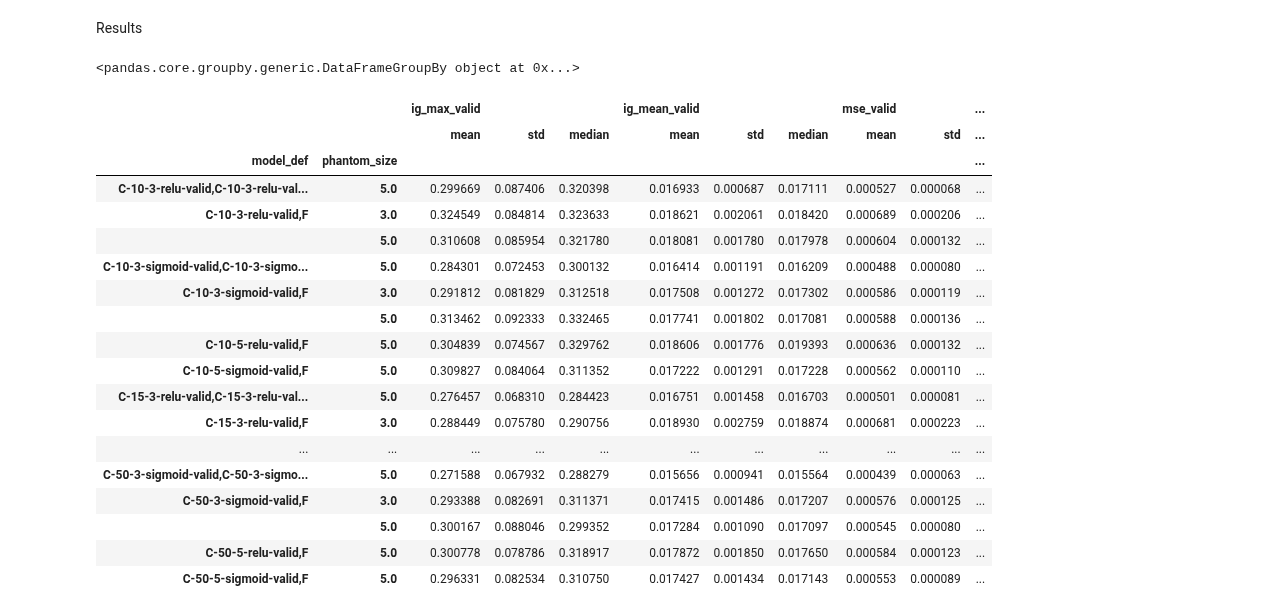
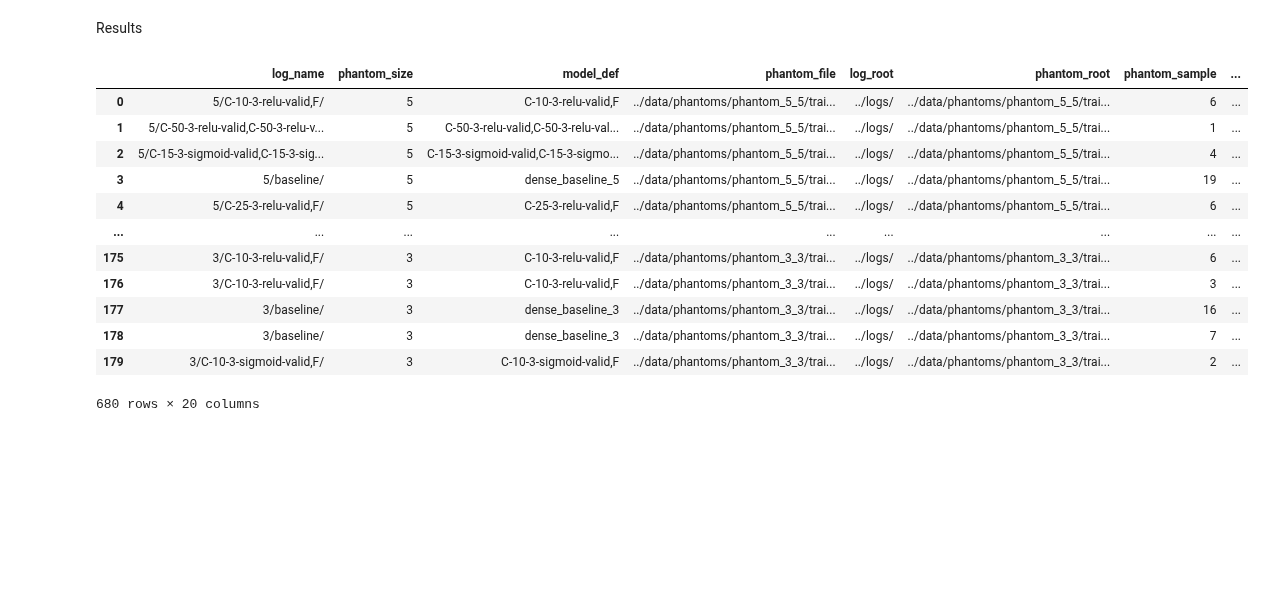
Before and after one commit to gimlidc/igre, a Jupyter notebook: notebooks/tk-cnn-experiments.ipynb, the cells around one changed output. Drawn from its saved outputs; the diff is of its cells as text; code cells hidden in the pictures; blank space fills up the shorter version.

```diff
--- a/notebooks/tk-cnn-experiments.ipynb
+++ b/notebooks/tk-cnn-experiments.ipynb
@@ -79,31 +79,23 @@ import pandas as pd
-# %%
-df = pd.read_csv('hparams_table.csv')
-df.groupby(['model_def', 'phantom_size'])
-# %% [output]
-<pandas.core.groupby.generic.DataFrameGroupBy object at 0x...>
+# %%
+df = pd.concat([pd.read_csv('conv5.csv'), pd.read_csv('conv3.csv')])
+# %% [output]
+|  | log_name | phantom_size | model_def | phantom_file | log_root | phantom_root | phantom_sample | ... |
+| 0 | 5/C-10-3-relu-valid,F/ | 5 | C-10-3-relu-valid,F | ../data/phantoms/phantom_5_5/trai... | ../logs/ | ../data/phantoms/phantom_5_5/trai... | 6 | ... |
+| 1 | 5/C-50-3-relu-valid,C-50-3-relu-v... | 5 | C-50-3-relu-valid,C-50-3-relu-val... | ../data/phantoms/phantom_5_5/trai... | ../logs/ | ../data/phantoms/phantom_5_5/trai... | 1 | ... |
+| 2 | 5/C-15-3-sigmoid-valid,C-15-3-sig... | 5 | C-15-3-sigmoid-valid,C-15-3-sigmo... | ../data/phantoms/phantom_5_5/trai... | ../logs/ | ../data/phantoms/phantom_5_5/trai... | 4 | ... |
+| 3 | 5/baseline/ | 5 | dense_baseline_5 | ../data/phantoms/phantom_5_5/trai... | ../logs/ | ../data/phantoms/phantom_5_5/trai... | 19 | ... |
+| 4 | 5/C-25-3-relu-valid,F/ | 5 | C-25-3-relu-valid,F | ../data/phantoms/phantom_5_5/trai... | ../logs/ | ../data/phantoms/phantom_5_5/trai... | 6 | ... |
+| ... | ... | ... | ... | ... | ... | ... | ... | ... |
+| 175 | 3/C-10-3-relu-valid,F/ | 3 | C-10-3-relu-valid,F | ../data/phantoms/phantom_3_3/trai... | ../logs/ | ../data/phantoms/phantom_3_3/trai... | 6 | ... |
+| 176 | 3/C-10-3-relu-valid,F/ | 3 | C-10-3-relu-valid,F | ../data/phantoms/phantom_3_3/trai... | ../logs/ | ../data/phantoms/phantom_3_3/trai... | 3 | ... |
+| 177 | 3/baseline/ | 3 | dense_baseline_3 | ../data/phantoms/phantom_3_3/trai... | ../logs/ | ../data/phantoms/phantom_3_3/trai... | 16 | ... |
+| 178 | 3/baseline/ | 3 | dense_baseline_3 | ../data/phantoms/phantom_3_3/trai... | ../logs/ | ../data/phantoms/phantom_3_3/trai... | 7 | ... |
+| 179 | 3/C-10-3-sigmoid-valid,F/ | 3 | C-10-3-sigmoid-valid,F | ../data/phantoms/phantom_3_3/trai... | ../logs/ | ../data/phantoms/phantom_3_3/trai... | 2 | ... |
+680 rows × 20 columns
 # %%
-df[['model_def', 'phantom_size', 'Information Gain valid', 'Information Gain valid.1', 'epoch_loss.1']].rename(columns={
-     'Information Gain valid': 'ig_max_valid',
-     'Information Gain valid.1': 'ig_mean_valid',
-     'epoch_loss.1': 'mse_valid'
-}).groupby(['model_def', 'phantom_size']).agg(['mean', 'std', 'median'])
+df.groupby(['model_def', 'phantom_size'])
+df = df.rename(columns={'Information Gain valid': 'ig_max_valid',
+                        'Information Gain valid.1': 'ig_mean_valid',
+                        'Information Gain train': 'ig_max_train',
+                        'Information Gain train.1': 'ig_mean_train',
+                        'epoch_loss.1': 'mse_valid'})
-# %% [output]
-|  |  | ig_max_valid |  |  | ig_mean_valid |  |  | mse_valid |  | ... |
-|  |  | mean | std | median | mean | std | median | mean | std | ... |
-| model_def | phantom_size |  |  |  |  |  |  |  |  | ... |
-| C-10-3-relu-valid,C-10-3-relu-val... | 5.0 | 0.299669 | 0.087406 | 0.320398 | 0.016933 | 0.000687 | 0.017111 | 0.000527 | 0.000068 | ... |
-| C-10-3-relu-valid,F | 3.0 | 0.324549 | 0.084814 | 0.323633 | 0.018621 | 0.002061 | 0.018420 | 0.000689 | 0.000206 | ... |
-|  | 5.0 | 0.310608 | 0.085954 | 0.321780 | 0.018081 | 0.001780 | 0.017978 | 0.000604 | 0.000132 | ... |
-| C-10-3-sigmoid-valid,C-10-3-sigmo... | 5.0 | 0.284301 | 0.072453 | 0.300132 | 0.016414 | 0.001191 | 0.016209 | 0.000488 | 0.000080 | ... |
-| C-10-3-sigmoid-valid,F | 3.0 | 0.291812 | 0.081829 | 0.312518 | 0.017508 | 0.001272 | 0.017302 | 0.000586 | 0.000119 | ... |
-|  | 5.0 | 0.313462 | 0.092333 | 0.332465 | 0.017741 | 0.001802 | 0.017081 | 0.000588 | 0.000136 | ... |
-| C-10-5-relu-valid,F | 5.0 | 0.304839 | 0.074567 | 0.329762 | 0.018606 | 0.001776 | 0.019393 | 0.000636 | 0.000132 | ... |
-| C-10-5-sigmoid-valid,F | 5.0 | 0.309827 | 0.084064 | 0.311352 | 0.017222 | 0.001291 | 0.017228 | 0.000562 | 0.000110 | ... |
-| C-15-3-relu-valid,C-15-3-relu-val... | 5.0 | 0.276457 | 0.068310 | 0.284423 | 0.016751 | 0.001458 | 0.016703 | 0.000501 | 0.000081 | ... |
-| C-15-3-relu-valid,F | 3.0 | 0.288449 | 0.075780 | 0.290756 | 0.018930 | 0.002759 | 0.018874 | 0.000681 | 0.000223 | ... |
-| ... | ... | ... | ... | ... | ... | ... | ... | ... | ... | ... |
-| C-50-3-sigmoid-valid,C-50-3-sigmo... | 5.0 | 0.271588 | 0.067932 | 0.288279 | 0.015656 | 0.000941 | 0.015564 | 0.000439 | 0.000063 | ... |
-| C-50-3-sigmoid-valid,F | 3.0 | 0.293388 | 0.082691 | 0.311371 | 0.017415 | 0.001486 | 0.017207 | 0.000576 | 0.000125 | ... |
-|  | 5.0 | 0.300167 | 0.088046 | 0.299352 | 0.017284 | 0.001090 | 0.017097 | 0.000545 | 0.000080 | ... |
-| C-50-5-relu-valid,F | 5.0 | 0.300778 | 0.078786 | 0.318917 | 0.017872 | 0.001850 | 0.017650 | 0.000584 | 0.000123 | ... |
-| C-50-5-sigmoid-valid,F | 5.0 | 0.296331 | 0.082534 | 0.310750 | 0.017427 | 0.001434 | 0.017143 | 0.000553 | 0.000089 | ... |
```
Also changed, not shown: parts of 9 cells of this notebook.
